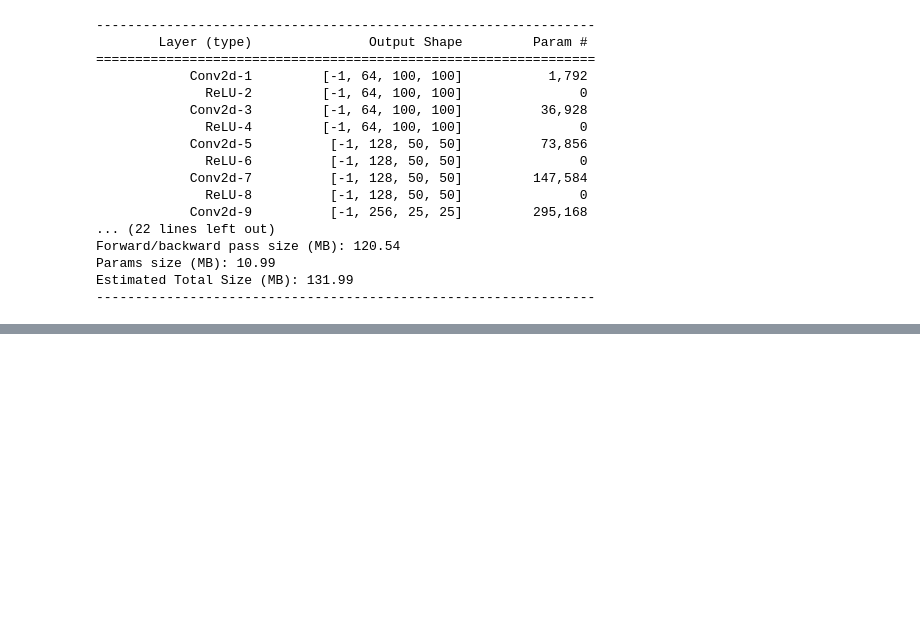
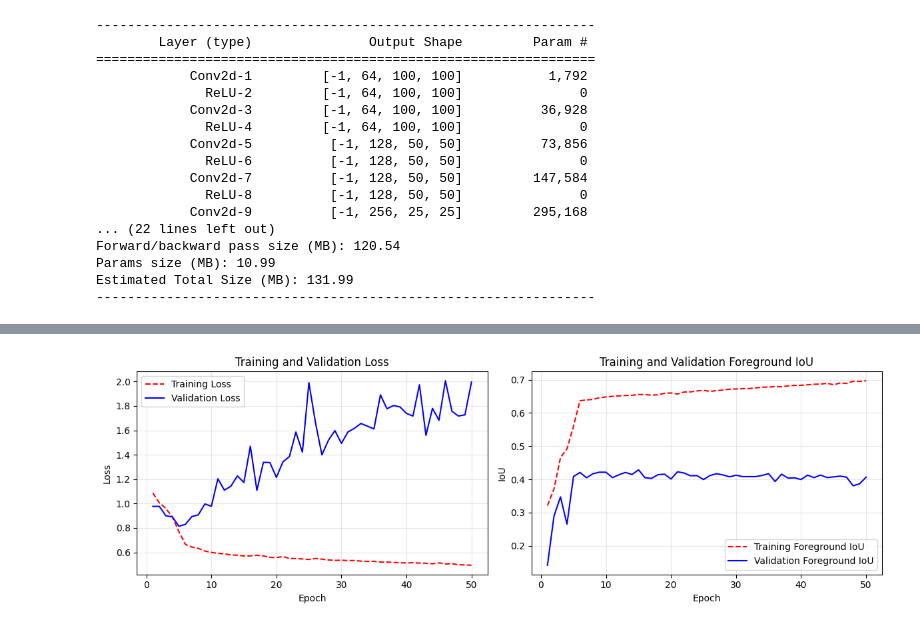
Before and after one commit to Rijan-Joshi/SAM, a Jupyter notebook: custom_image_segmentation.ipynb, the cells around one changed output, grey strips where cells are left out. Cells and saved outputs as stored; diff of their text form; code cells hidden in the pictures; blank space fills up the shorter version.

Commit message:
feat: Custom Segmenation and Visualization

```diff
--- a/custom_image_segmentation.ipynb
+++ b/custom_image_segmentation.ipynb
@@ -106,7 +106,7 @@ from PIL import Image
 transform = transforms.Compose([
     transforms.ToTensor()
 ])
-img = Image.open(input_img_paths[0]).convert("RGB")
+img = Image.open(input_img_paths[1050]).convert("RGB")
 
 image_tensor = transform(img)
 plt.imshow(img)
@@ -151,7 +151,7 @@ class SegmentationDataset(torch.utils.data.Dataset):
         img = Image.open(self.img_paths[index]).convert("RGB")
         img = self.image_transform(img)
 
-        mask = Image.open(self.mask_paths[0]).convert('L')
+        mask = Image.open(self.mask_paths[index]).convert('L')
         mask = torch.from_numpy(np.array(self.mask_transform(mask))).long() - 1
 
         return img, mask
@@ -326,6 +326,7 @@ for epoch in range(1, epochs + 1):
         optimizer.zero_grad()
         outputs = model(images)
         loss = criterion(outputs, targets)
+        loss.backward()
         optimizer.step()
 
         epoch_losses.append(loss.item())
@@ -344,7 +345,7 @@ for epoch in range(1, epochs + 1):
             outputs = model(images)
             loss = criterion(outputs, targets)
 
-            val_losses.append(loss)
+            val_losses.append(loss.item())
             val_iou.update(outputs, targets)
 
     train_loss = np.mean(epoch_losses)
@@ -371,0 +389,29 @@ NameError: name 'pred' is not defined
+# %%
+#Plotting Traning History
+
+epochs = range(1, len(history['loss']) + 1)
+
+plt.figure(figsize=(12, 4))
+
+plt.subplot(1,2,1)
+plt.plot(epochs, history['loss'], 'r--', label = "Training Loss")
+plt.plot(epochs, history['val_loss'], 'b', label = "Validation Loss")
+plt.title("Training and Validation Loss")
+plt.xlabel("Epoch")
+plt.ylabel("Loss")
+plt.legend()
+plt.grid(True, alpha = 0.3)
+
+plt.subplot(1,2,2)
+plt.plot(epochs, history['foreground_iou'], 'r--', label = "Training Foreground IoU")
+plt.plot(epochs, history['val_foreground_iou'], 'b', label = "Validation Foreground IoU")
+plt.title("Training and Validation Foreground IoU")
+plt.xlabel("Epoch")
+plt.ylabel("IoU")
+plt.legend()
+plt.grid(True, alpha = 0.3)
+
+plt.tight_layout()
+plt.show()
+# %% [output]
+[figure, added]
```
Also changed, not shown: parts of 3 cells of this notebook, 2 other files.
